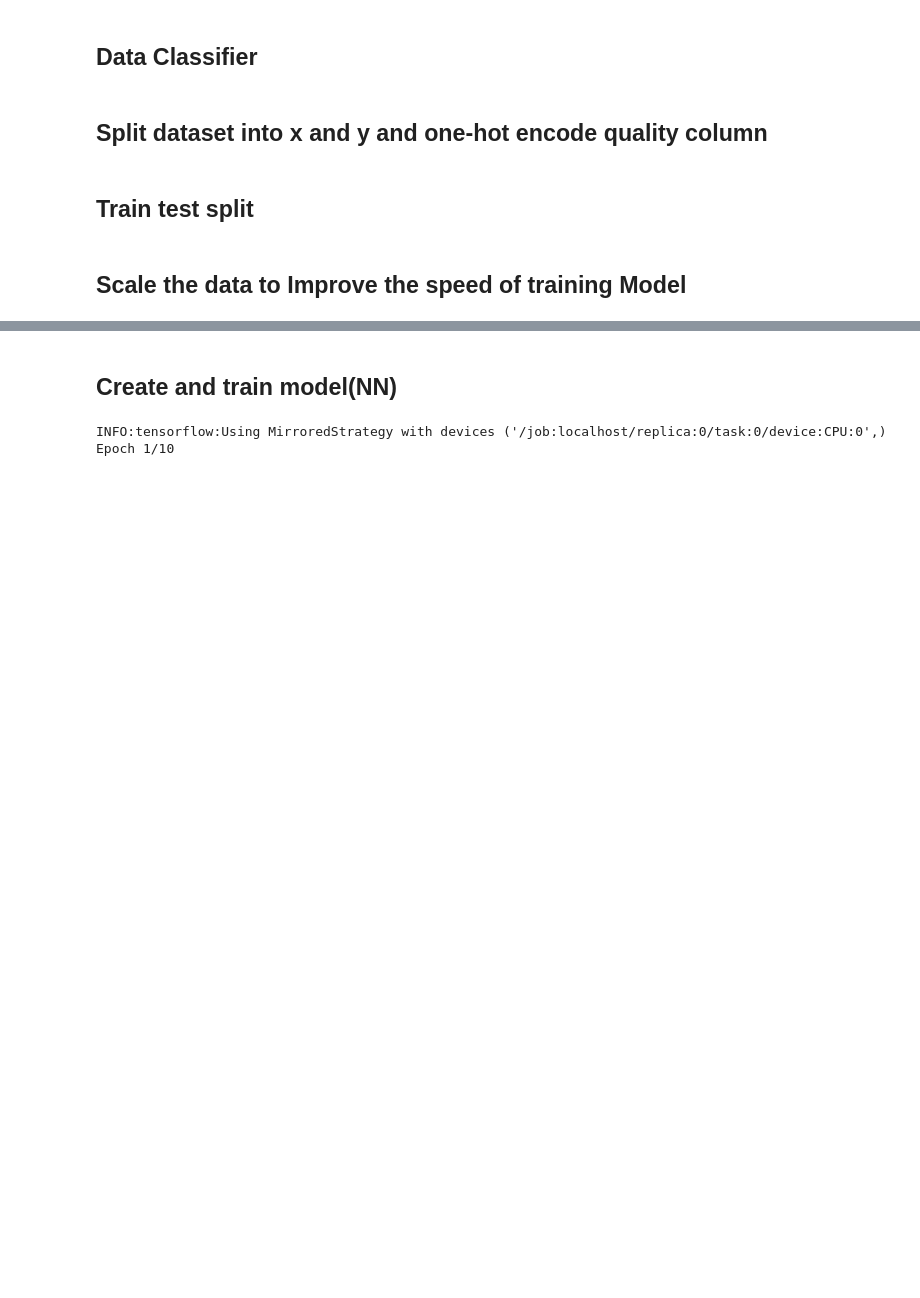
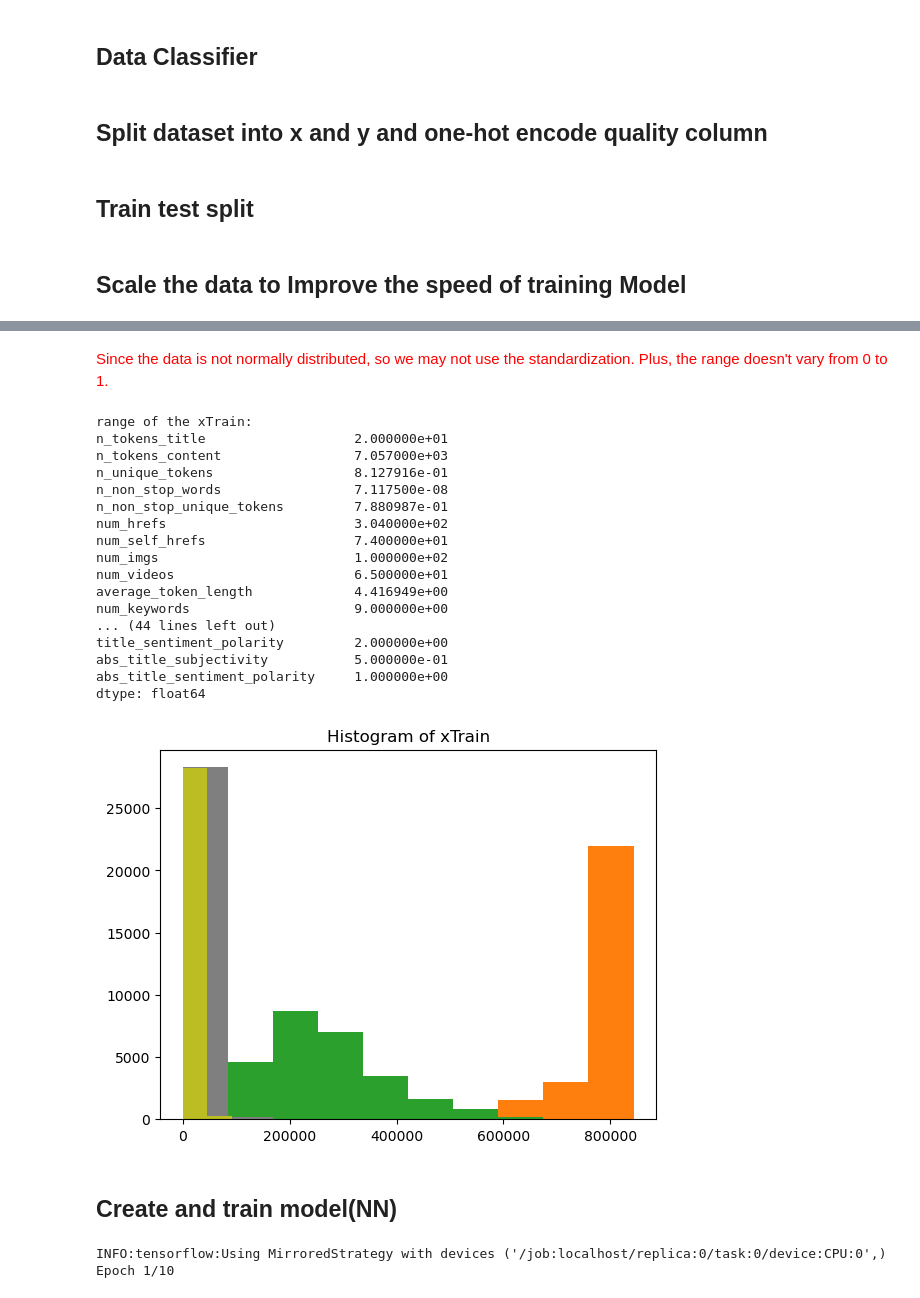
Before and after one commit to WeichenZhang89/ecs-171-ecs, a Jupyter notebook: Data Preprocessing & ML model.ipynb, the cells around one changed output, grey strips where cells are left out. Saved outputs shown, nothing was run; the diff lists cells and outputs as text; code cells hidden in the pictures; blank space fills up the shorter version.

Commit message:
update the reason for not using standardization

```diff
--- a/Data Preprocessing & ML model.ipynb
+++ b/Data Preprocessing & ML model.ipynb
@@ -75,14 +89,41 @@ xTrain, xTest, yTrain, yTest = train_test_split(x, y, test_size=0.2, random_stat
+# %% [markdown]
+<span style="color:red">Since the data is not normally distributed, so we may not use the standardization. Plus, the range doesn't vary from 0 to 1.</span>
 # %%
 from sklearn.preprocessing import StandardScaler
 from sklearn.preprocessing import MinMaxScaler
+
+import matplotlib.pyplot as plt
+import pandas as pd
 
 scaler = MinMaxScaler()
 scale_xTrain = scaler.fit_transform(xTrain)
 scale_xTest = scaler.fit_transform(xTest)
 
-#standard_scaler = StandardScaler()
-#scale_xTrain = standard_scaler.fit_transform(xTrain)
-#scale_xTest = standard_scaler.transform(xTest)
+print("range of the xTrain:")
+print(xTrain.max() - xTrain.min())
+for i in xTrain.columns:
+    plt.hist(xTrain[i])
+plt.title("Histogram of xTrain")
+plt.show()
+# %% [output]
+range of the xTrain:
+n_tokens_title                   2.000000e+01
+n_tokens_content                 7.057000e+03
+n_unique_tokens                  8.127916e-01
+n_non_stop_words                 7.117500e-08
+n_non_stop_unique_tokens         7.880987e-01
+num_hrefs                        3.040000e+02
+num_self_hrefs                   7.400000e+01
+num_imgs                         1.000000e+02
+num_videos                       6.500000e+01
+average_token_length             4.416949e+00
+num_keywords                     9.000000e+00
+... (44 lines left out)
+title_sentiment_polarity         2.000000e+00
+abs_title_subjectivity           5.000000e-01
+abs_title_sentiment_polarity     1.000000e+00
+dtype: float64
+[figure, added]
 # %% [markdown]
 ## Create and train model(NN)
 # %%
```
Also changed, not shown: parts of 7 cells of this notebook.
